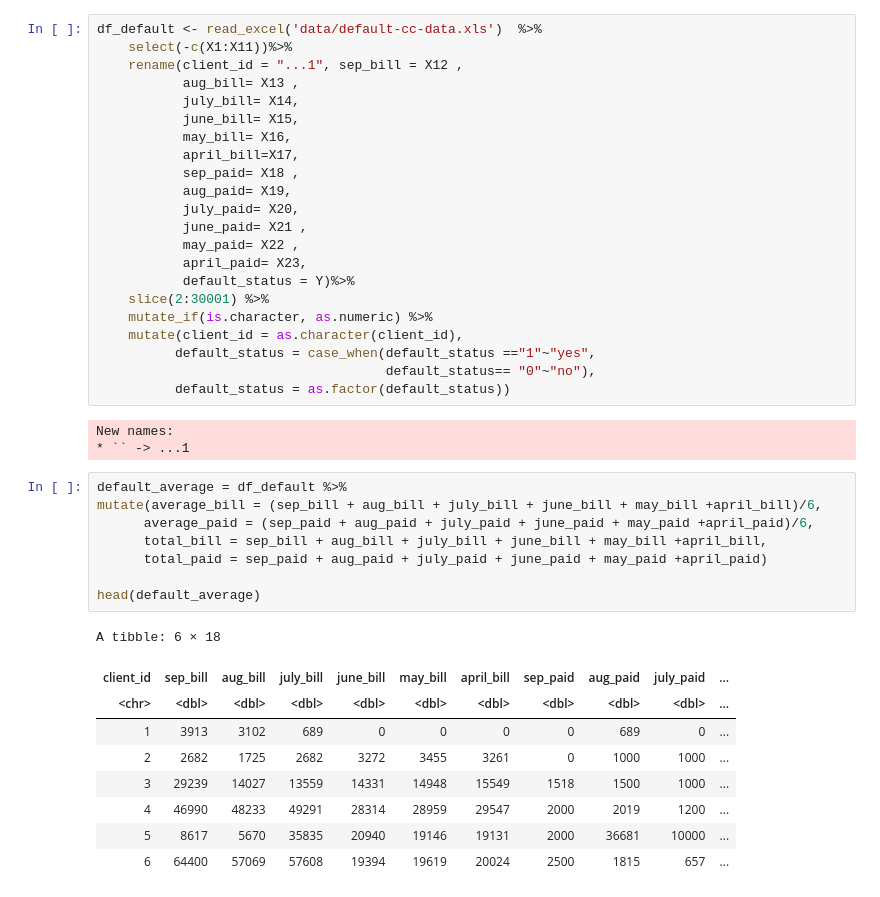
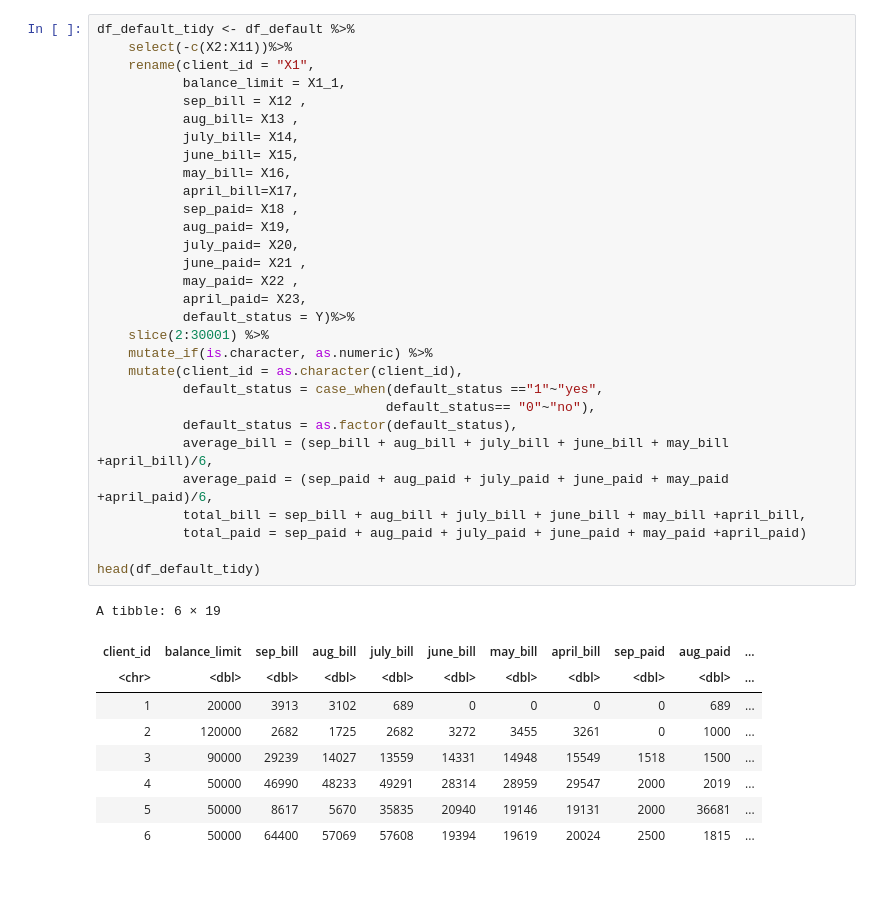
Before and after one commit to jorosafi/dsci-group-project, a Jupyter notebook: default-prediction.ipynb, the cells around one changed output. Drawn from its saved outputs; the diff is of its cells as text.

```diff
--- a/default-prediction.ipynb
+++ b/default-prediction.ipynb
@@ -25,43 +44,40 @@ Warning message:
 # %%
-df_default <- read_excel('data/default-cc-data.xls')  %>%
-    select(-c(X1:X11))%>%
-    rename(client_id = "...1", sep_bill = X12 ,
+df_default_tidy <- df_default %>%
+    select(-c(X2:X11))%>%
+    rename(client_id = "X1",
+           balance_limit = X1_1,
+           sep_bill = X12 ,
            aug_bill= X13 ,
            july_bill= X14,
            june_bill= X15,
            may_bill= X16,
            april_bill=X17,
            sep_paid= X18 ,
            aug_paid= X19,
            july_paid= X20,
            june_paid= X21 ,
            may_paid= X22 ,
            april_paid= X23,
            default_status = Y)%>%
     slice(2:30001) %>%
     mutate_if(is.character, as.numeric) %>%
     mutate(client_id = as.character(client_id),
-          default_status = case_when(default_status =="1"~"yes",
+           default_status = case_when(default_status =="1"~"yes",
                                      default_status== "0"~"no"),
-          default_status = as.factor(default_status))
+           default_status = as.factor(default_status),
+           average_bill = (sep_bill + aug_bill + july_bill + june_bill + may_bill +april_bill)/6,
+           average_paid = (sep_paid + aug_paid + july_paid + june_paid + may_paid +april_paid)/6,
+           total_bill = sep_bill + aug_bill + july_bill + june_bill + may_bill +april_bill,
+           total_paid = sep_paid + aug_paid + july_paid + june_paid + may_paid +april_paid)
+
+head(df_default_tidy)
 # %% [output]
-New names:
-* `` -> ...1
+A tibble: 6 × 19
+| client_id | balance_limit | sep_bill | aug_bill | july_bill | june_bill | may_bill | april_bill | sep_paid | aug_paid | ... |
+| <chr> | <dbl> | <dbl> | <dbl> | <dbl> | <dbl> | <dbl> | <dbl> | <dbl> | <dbl> | ... |
+| 1 | 20000 | 3913 | 3102 | 689 | 0 | 0 | 0 | 0 | 689 | ... |
+| 2 | 120000 | 2682 | 1725 | 2682 | 3272 | 3455 | 3261 | 0 | 1000 | ... |
+| 3 | 90000 | 29239 | 14027 | 13559 | 14331 | 14948 | 15549 | 1518 | 1500 | ... |
+| 4 | 50000 | 46990 | 48233 | 49291 | 28314 | 28959 | 29547 | 2000 | 2019 | ... |
+| 5 | 50000 | 8617 | 5670 | 35835 | 20940 | 19146 | 19131 | 2000 | 36681 | ... |
+| 6 | 50000 | 64400 | 57069 | 57608 | 19394 | 19619 | 20024 | 2500 | 1815 | ... |
-# %%
-default_average = df_default %>%
-mutate(average_bill = (sep_bill + aug_bill + july_bill + june_bill + may_bill +april_bill)/6,
-      average_paid = (sep_paid + aug_paid + july_paid + june_paid + may_paid +april_paid)/6,
-      total_bill = sep_bill + aug_bill + july_bill + june_bill + may_bill +april_bill,
-      total_paid = sep_paid + aug_paid + july_paid + june_paid + may_paid +april_paid)
-
-head(default_average)
-# %% [output]
-A tibble: 6 × 18
-| client_id | sep_bill | aug_bill | july_bill | june_bill | may_bill | april_bill | sep_paid | aug_paid | july_paid | ... |
-| <chr> | <dbl> | <dbl> | <dbl> | <dbl> | <dbl> | <dbl> | <dbl> | <dbl> | <dbl> | ... |
-| 1 | 3913 | 3102 | 689 | 0 | 0 | 0 | 0 | 689 | 0 | ... |
-| 2 | 2682 | 1725 | 2682 | 3272 | 3455 | 3261 | 0 | 1000 | 1000 | ... |
-| 3 | 29239 | 14027 | 13559 | 14331 | 14948 | 15549 | 1518 | 1500 | 1000 | ... |
-| 4 | 46990 | 48233 | 49291 | 28314 | 28959 | 29547 | 2000 | 2019 | 1200 | ... |
-| 5 | 8617 | 5670 | 35835 | 20940 | 19146 | 19131 | 2000 | 36681 | 10000 | ... |
-| 6 | 64400 | 57069 | 57608 | 19394 | 19619 | 20024 | 2500 | 1815 | 657 | ... |
```
Also changed, not shown: parts of 10 cells of this notebook.
